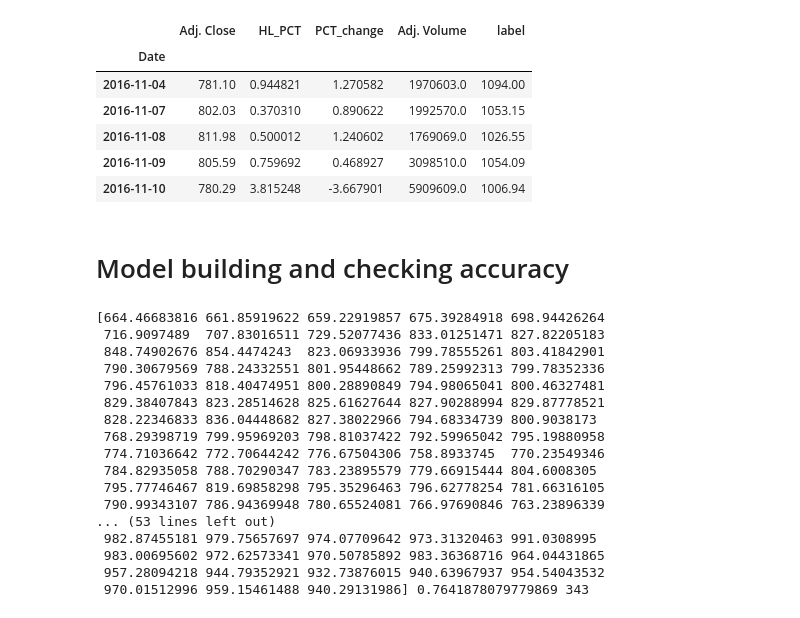
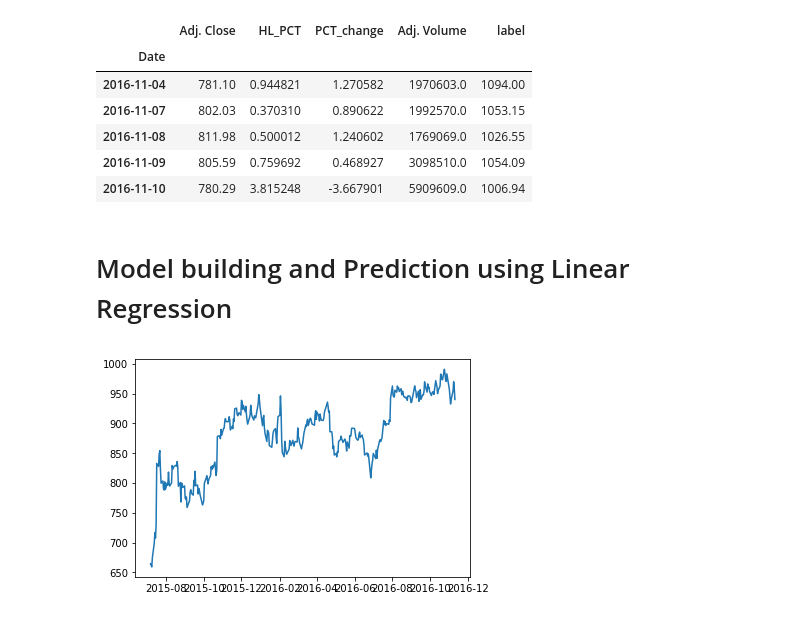
Before and after one commit to psy007/Data-Analysis-Garbage, a Jupyter notebook: Practicle Machine Learning .ipynb, the cells around one changed output. Saved outputs shown, nothing was run; the diff lists cells and outputs as text; code cells hidden in the pictures.

Commit message:
Regression completed

```diff
--- a/Practicle Machine Learning .ipynb
+++ b/Practicle Machine Learning .ipynb
@@ -59,7 +59,7 @@ data.tail()
 | 2016-11-09 | 805.59 | 0.759692 | 0.468927 | 3098510.0 | 1054.09 |
 | 2016-11-10 | 780.29 | 3.815248 | -3.667901 | 5909609.0 | 1006.94 |
 # %% [markdown]
-# Model building and checking accuracy
+# Model building and Prediction using Linear Regression
 # %%
 import numpy as np
 from sklearn import preprocessing, svm
@@ -76,22 +76,20 @@ clf = LinearRegression()
 clf.fit(X_train, y_train)
 Accuracy  = clf.score(X_test, y_test)
 Forcast_set = clf.predict(X_lately)
-print(Forcast_set, Accuracy, forcast_out)
+#print(Forcast_set, Accuracy, forcast_out)
-# %% [output]
-[664.46683816 661.85919622 659.22919857 675.39284918 698.94426264
- 716.9097489  707.83016511 729.52077436 833.01251471 827.82205183
- 848.74902676 854.4474243  823.06933936 799.78555261 803.41842901
- 790.30679569 788.24332551 801.95448662 789.25992313 799.78352336
- 796.45761033 818.40474951 800.28890849 794.98065041 800.46327481
- 829.38407843 823.28514628 825.61627644 827.90288994 829.87778521
- 828.22346833 836.04448682 827.38022966 794.68334739 800.9038173
- 768.29398719 799.95969203 798.81037422 792.59965042 795.19880958
- 774.71036642 772.70644242 776.67504306 758.8933745  770.23549346
- 784.82935058 788.70290347 783.23895579 779.66915444 804.6008305
- 795.77746467 819.69858298 795.35296463 796.62778254 781.66316105
- 790.99343107 786.94369948 780.65524081 766.97690846 763.23896339
-... (53 lines left out)
- 982.87455181 979.75657697 974.07709642 973.31320463 991.0308995
- 983.00695602 972.62573341 970.50785892 983.36368716 964.04431865
- 957.28094218 944.79352921 932.73876015 940.63967937 954.54043532
- 970.01512996 959.15461488 940.29131986] 0.7641878079779869 343
+# %%
+import datetime
+import matplotlib.pyplot as plt
+import numpy as np
+
+x_axis = data.index
+x_axis = x_axis[-forcast_out:]
+#print(x_axis)
+y_axis = Forcast_set
+#print(y_axis)
+plt.plot(x_axis, y_axis)
+plt.xlable = "Date"
+plt.xlable = "Forcasted Value"
+plt.show()
+# %% [output]
+[figure, added]
```
